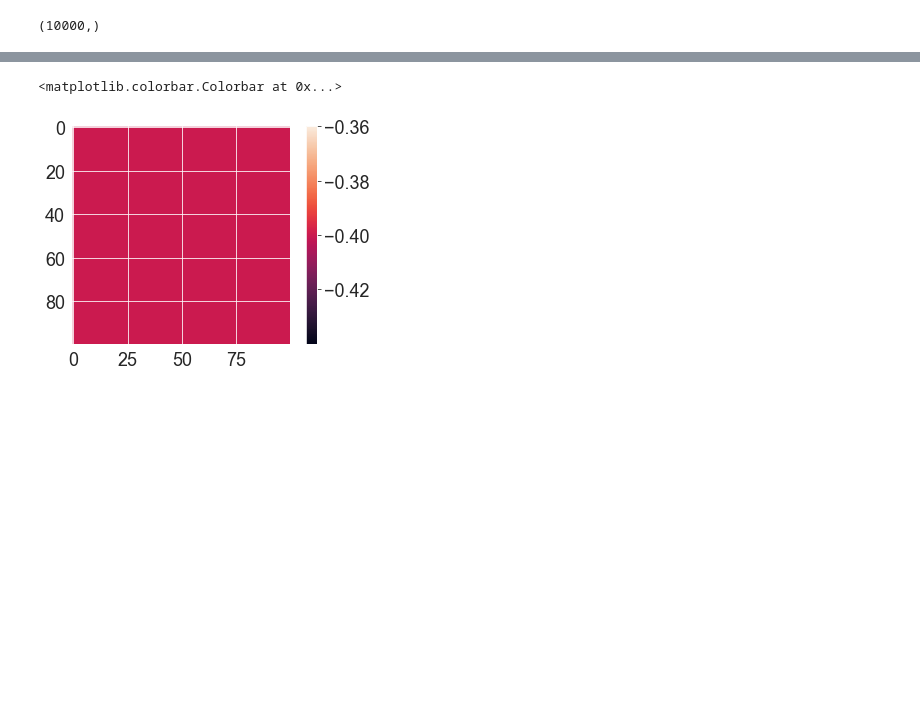
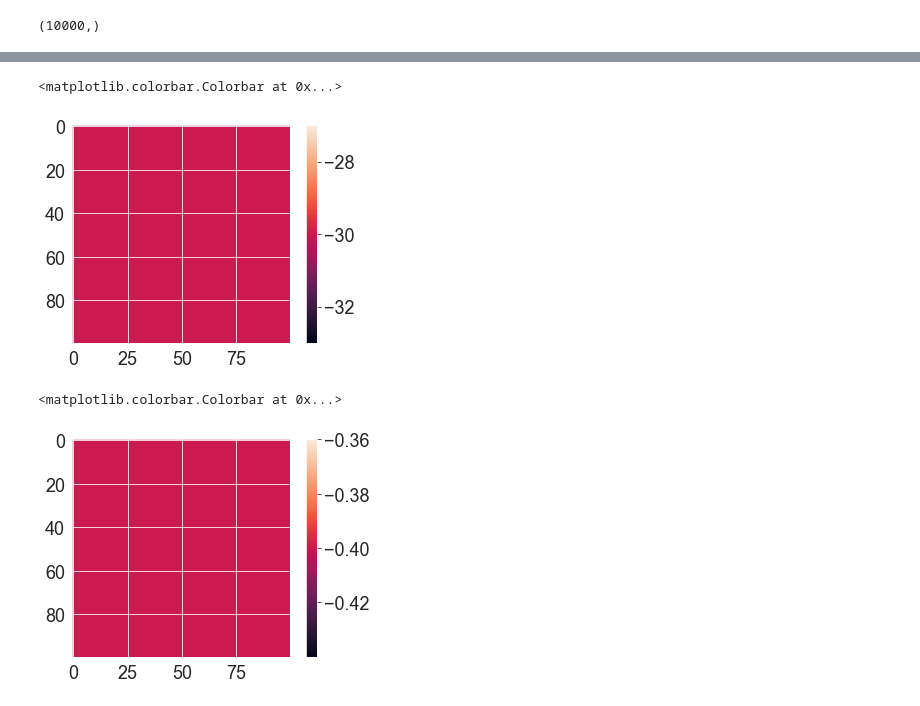
Before and after one commit to fftakumi/MOD2NN, a Jupyter notebook: Faraday/two_dim/test2.ipynb, the cells around one changed output, grey strips where cells are left out. Cells and saved outputs as stored; diff of their text form; code cells hidden in the pictures; blank space fills up the shorter version.

```diff
--- a/Faraday/two_dim/test2.ipynb
+++ b/Faraday/two_dim/test2.ipynb
@@ -36,13 +38,13 @@ shape = (100, 100)
 inputs = tf.keras.Input((100, 100))
 #x = ImageResizing(shape)(inputs)
 #x = ImageBinarization(0.5, 0.0, 1.0)(x)
-x = IntensityToElectricField(shape)(inputs)
-x = MO(shape, limitation=None, theta=1.0, eta=0.2)(x)
+x = IntensityToElectricField(shape, ini_theta=-np.pi/6.0)(inputs)
+#x = MO(shape, limitation=None, theta=1.0, eta=0.2)(x)
 #x = AngularSpectrum(shape, wavelength=532e-9, z=0.5e-3, d=1.0e-6, method='expand')(x)
-# x = FaradayRotation(shape)(x)
+x = FaradayRotationByStokes(shape)(x)
 # x = D2NNMNISTFilter(shape)(x)
-x = Polarizer(shape, phi=np.pi/4)(x)
-x = ElectricFieldToIntensity(shape)(x)
+#x = Polarizer(shape, phi=np.pi/4)(x)
+#x = ElectricFieldToIntensity(shape)(x)
 # x = D2NNMNISTDetector(10)(x)
 # x = tf.keras.layers.Softmax()(x)
 model = tf.keras.Model(inputs, x)
@@ -65,0 +51,6 @@ array([[0.98441476, 1.0110375 , 1.0204663 , ..., 1.0212896 , 0.97432345,
+# %%
+one = np.ones((2, *shape))
+pred = model.predict(one)
+plt.imshow(pred[0,:,:]*180/np.pi)
+plt.colorbar()
+# %% [output]
@@ -66,3 +58,5 @@ array([[0.98441476, 1.0110375 , 1.0204663 , ..., 1.0212896 , 0.97432345,
+<matplotlib.colorbar.Colorbar at 0x...>
+[figure, added]
 # %%
 XX, YY = np.mgrid[:100, :100]*0.1
 R = np.sqrt(XX**2 + YY**2)
```
Also changed, not shown: parts of 3 cells of this notebook, 1 other file.
